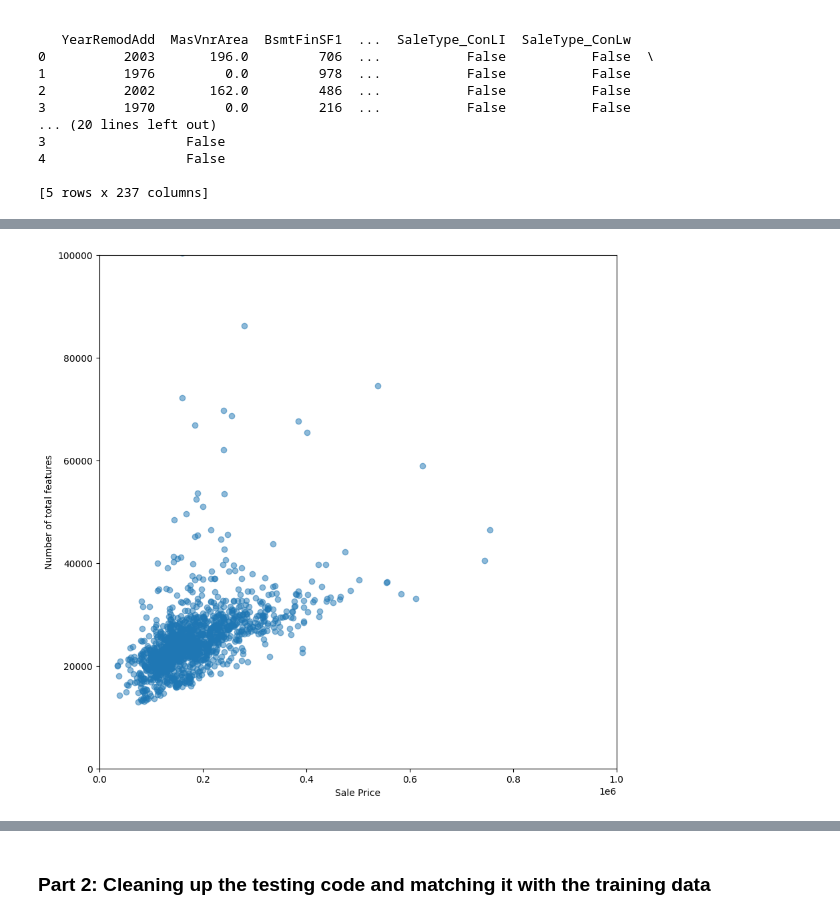
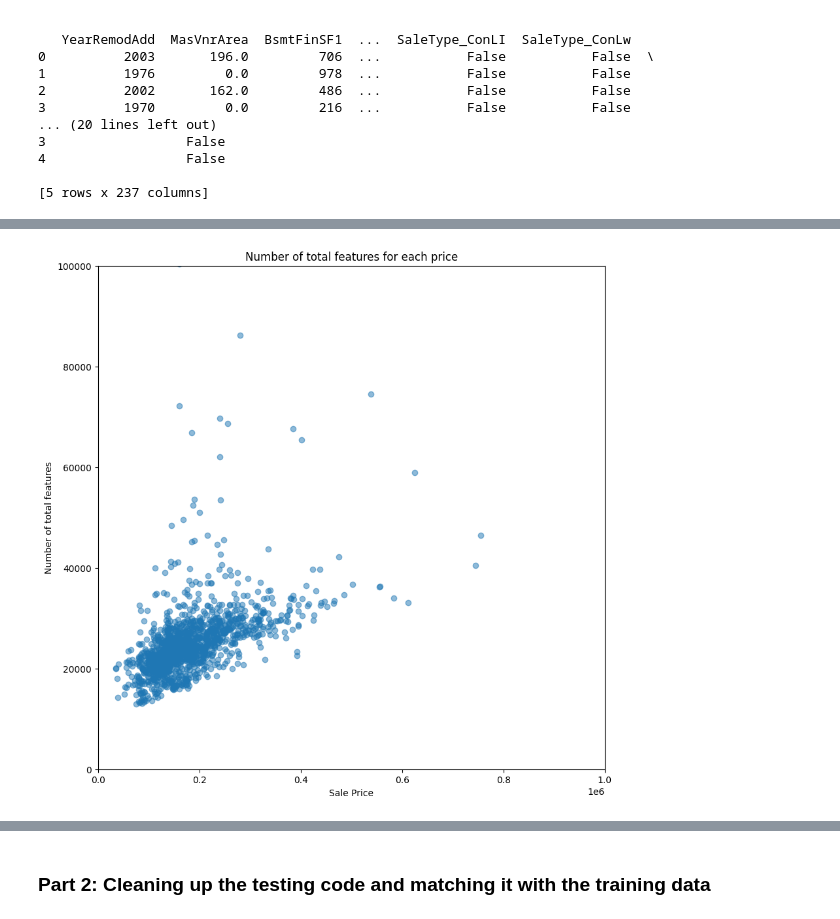
Before and after one commit to isaacj96/HousingMarket, a Jupyter notebook: house-prices-advanced-regression-techniques/main.ipynb, the cells around one changed output, grey strips where cells are left out. Saved outputs shown, nothing was run; the diff lists cells and outputs as text; code cells hidden in the pictures.

```diff
--- a/house-prices-advanced-regression-techniques/main.ipynb
+++ b/house-prices-advanced-regression-techniques/main.ipynb
@@ -282,16 +282,16 @@ plt.show()
 # %%
 # Graph number of total features for each price
 plt.figure(figsize=(10, 10))
-# plt.title('Number of total features for each price')
+plt.title('Number of total features for each price')
 plt.xlabel('Sale Price')
 plt.ylabel('Number of total features')
 plt.scatter(y, X.sum(axis=1), alpha=0.5)
 plt.xlim(0, 1000000)
 plt.ylim(0, 100000)
-plt.savefig('Number_of_total_features_for_each_price.pdf')
+# plt.savefig('Number_of_total_features_for_each_price.pdf')
 plt.show()
 # %% [output]
-[figure, old version]
+[figure, new version]
 # %%
 # Get correlations between features and target variable
 corr = X.assign(y=y).corr()['y']
```
Also changed, not shown: parts of 14 cells of this notebook, 1 other file.
